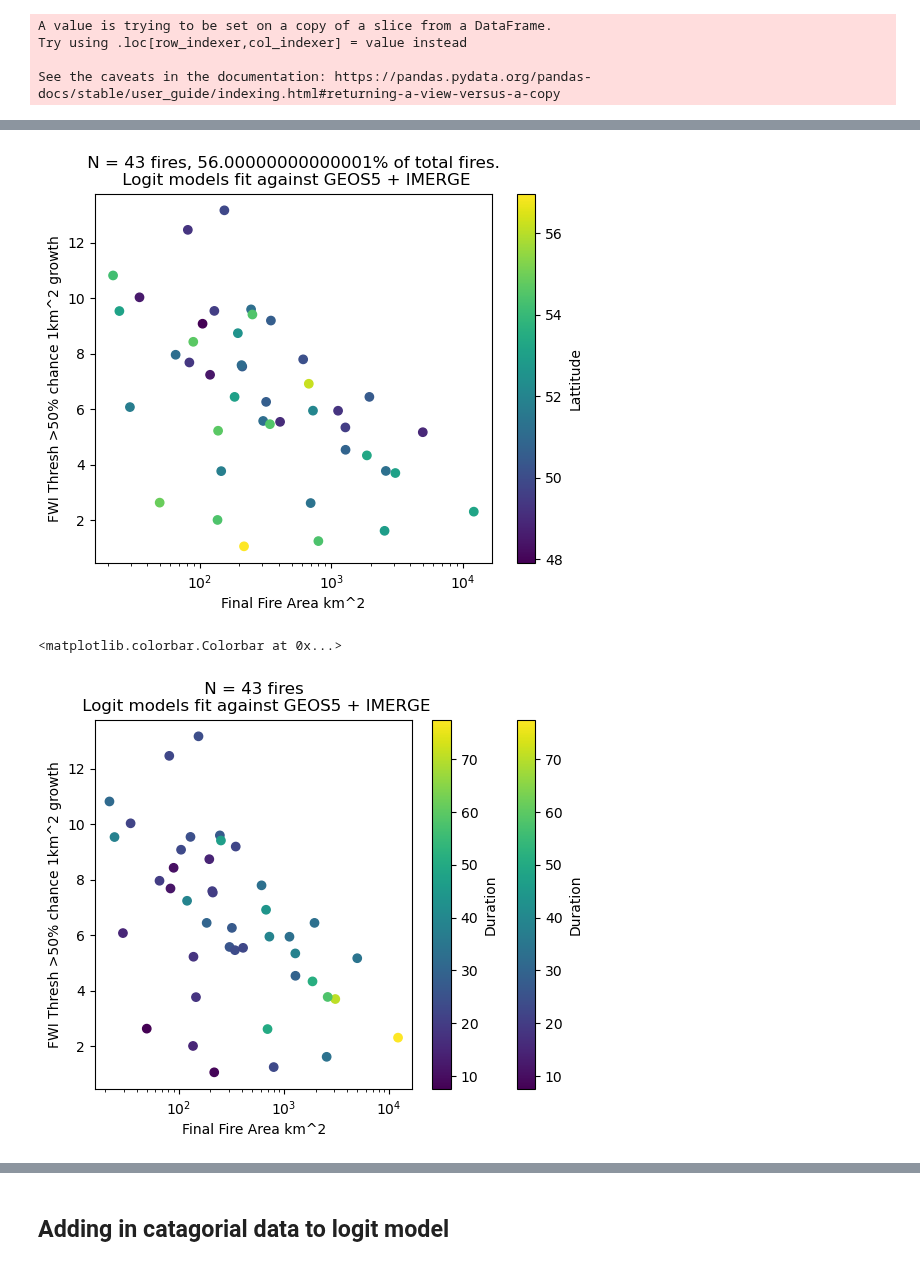
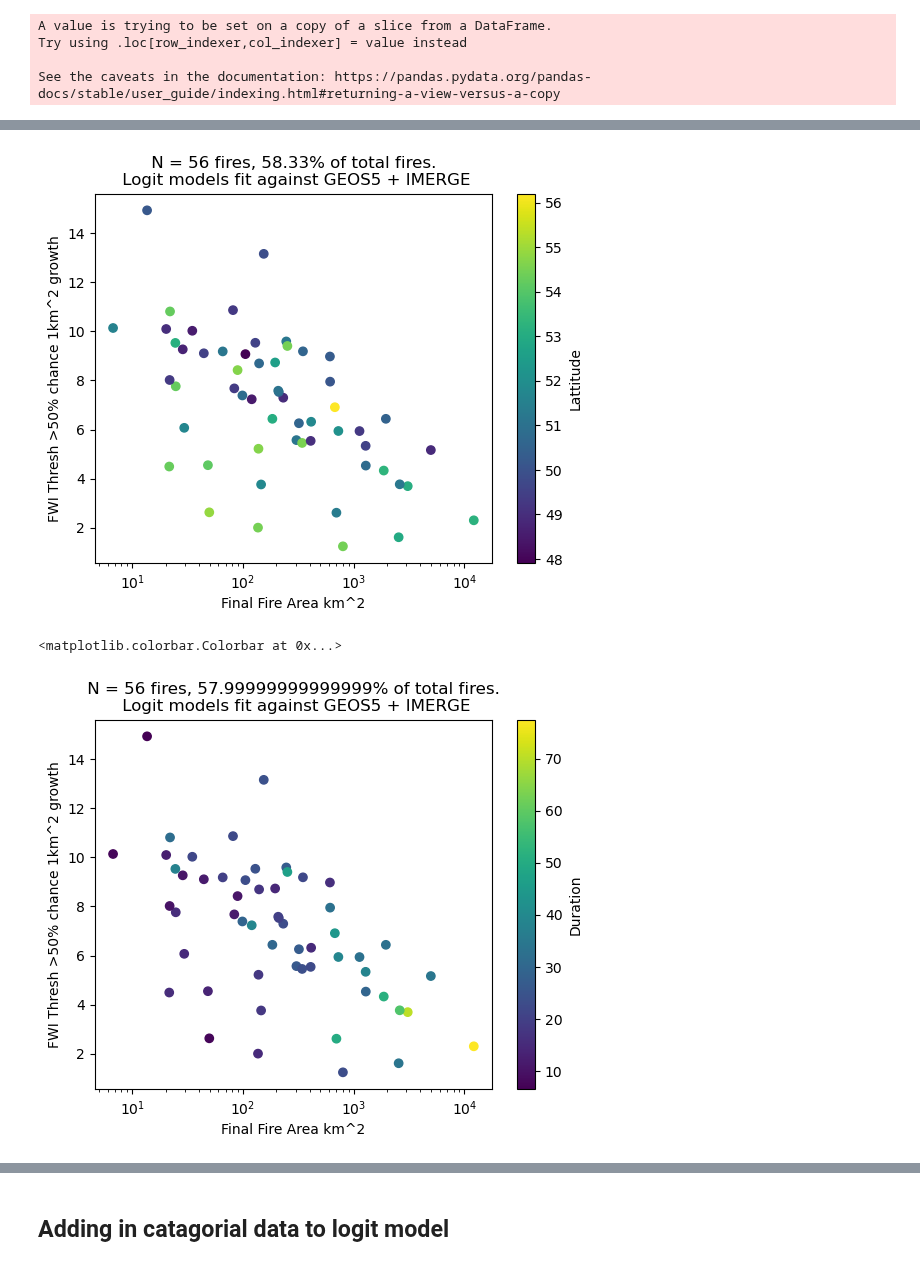
Before and after one commit to mccabete/fwiVis, a Jupyter notebook: notebooks/Logit_models.ipynb, the cells around one changed output, grey strips where cells are left out. Cells and saved outputs as stored; diff of their text form; code cells hidden in the pictures.

```diff
--- a/notebooks/Logit_models.ipynb
+++ b/notebooks/Logit_models.ipynb
@@ -81,7 +63,7 @@ def chop_fires_at_end(df):
         df = df[df.t == df.t.min()] ## If the fire had it's only growth increment during the 12 hour period we aren't looking at (ie spread in the AM overpass)
     return(df)
 
-def formatting_read_in(path, start_time = '2023-05-31 00:00:00', end_time = '2023-09-15 12:00:00', gen_cols = True, merge_with_ciffc = True): ## Does some of the read-in functions
+def formatting_read_in(path, start_time = '2023-05-31 00:00:00', end_time = '2023-09-15 12:00:00', gen_cols = True, merge_with_ciffc = False, merge_with_nbac = True): ## Does some of the read-in functions
     ### Read in
     path = os.path.abspath(path)
     fire3 = fv.prep_fire_files(path)
@@ -112,7 +94,7 @@ def formatting_read_in(path, start_time = '2023-05-31 00:00:00', end_time = '202
     fire3 = fire3.drop(['prov_name_fr', 'prov_name_en', 'index_right'], axis = 1)
     fire3 = fire3[~fire3.geometry.isna()]
 
-    if(merge_with_ciffc != gen_cols):
+    if(merge_with_nbac != gen_cols):
         print("WARNING: Intersecting with CIFFC will subset fires, but will make the generation of some column variables different after the fact. It is recommended to generate variable columns BEFORE CIFFC spatial joins")
 
     if(gen_cols):
@@ -134,6 +116,7 @@ def formatting_read_in(path, start_time = '2023-05-31 00:00:00', end_time = '202
 
     ## subset to the ciffc data
     if(merge_with_ciffc):
+        print(" WARNING No longer merging with CIFFC due to exclusions of larger fires")
         num_fires_prev = len(fire3.fireID.unique())
         ciffc = pd.read_csv(os.path.abspath("contextual_data/CIFFC_data/ciffc_all_canada.csv"))
         ciffc = ciffc[ciffc.field_agency_code == "qc"]
@@ -144,6 +127,20 @@ def formatting_read_in(path, start_time = '2023-05-31 00:00:00', end_time = '202
         num_fires_now = len(fire3.fireID.unique())
         print(f"fire3 df had {num_fires_prev} fires p, and { num_fires_now} post CIFFC ignition join")
 
+    if(merge_with_nbac):
+        nbac_only = gpd.read_file(f"{os.path.abspath('contextual_data')}/NBAC/nbac_2023_20240530.shp")
+        nbac_only = nbac_only[nbac_only.ADMIN_AREA == 'QC']
+        nbac_only  = nbac_only [(nbac_only.ADJ_HA >= 400) |(nbac_only.POLY_HA >= 400)]
+        nbac_only = nbac_only[(nbac_only.HS_SDATE <= "2023-09-15" ) |  (nbac_only.AG_SDATE <= "2023-09-15")]
+        fire3 = fire3.to_crs(nbac_only.crs)
+        fire3 = fire3.sjoin(nbac_only)
+        fire3 = fire3.drop(['YEAR', 'NFIREID', 'BASRC', 'FIREMAPS', 'FIREMAPM', 'FIRECAUS',
+       'HS_SDATE', 'HS_EDATE', 'AG_SDATE', 'AG_EDATE', 'CAPDATE', 'POLY_HA',
+       'ADJ_HA', 'ADJ_FLAG', 'ADMIN_AREA', 'NATPARK', 'PRESCRIBED', 'VERSION',
+       'GID'], axis=1)
+        fire3 = fire3.to_crs("4326")
+
+
     ### Final sorting
     fire3.t = fire3.t.astype("datetime64[ns]")
     fire3 = fire3.sort_values(by = ["fireID", "t"])
@@ -343,10 +340,10 @@ def extinction(df, days_past = 1):
 # fire3 = fire3.groupby("fireID").apply(extinction).reset_index(drop = True)
 # fire3 = fire3.groupby("fireID").apply(just_the_igs).reset_index(drop = True)
 
-fire3 = fire3.sjoin(ciffc)
+# fire3 = fire3.sjoin(ciffc)
 #fire_ciffc = fire3.sjoin(ciffc)
 
-fire3 = formatting_read_in("data/Quebec_v3_full_data_perimeters20241112.csv" )
+fire3 = formatting_read_in("data/Quebec_v3_full_data_perimeters20241112.csv", start_time = '2023-05-31 00:00:00', end_time = '2023-09-15 12:00:00', gen_cols = True, merge_with_ciffc = False, merge_with_nbac = True )
 # %% [output]
 Skipping field prov_code: unsupported OGR type: 5
 Skipping field prov_name_en: unsupported OGR type: 5
@@ -963,29 +995,31 @@ plt.xlabel("Final Fire Area km^2")
 #plt.ylabel(f"FWI Thresh >50% chance 0.05 area change")
 plt.ylabel(f"FWI Thresh >50% chance 1km^2 growth")
 plt.xscale("log")
-plt.title(f" N = {len(fire_df[~fire_df[y_col_name].isna()].fireID.unique())} fires, {round(pct_fire_sig, 2) * 100}% of total fires. \n Logit models fit against GEOS5 + IMERGE")
+plt.title(f" N = {len(fire_df[~fire_df[y_col_name].isna()].fireID.unique())} fires, {round((len(fire_df[~fire_df[y_col_name].isna()].fireID.unique()) / len(fire_df.fireID.unique())) * 100, 2) }% of total fires. \n Logit models fit against GEOS5 + IMERGE")
 plt.colorbar(label = "Lattitude")
 
 plt.savefig(f"some_figs/logit_model_plots/Threshholds_vs_fire_size_{y_col_name}.png")
+
+print()
 # %% [output]
-[figure, old version]
+[figure, new version]
 # %%
 y = "spread_bool_100"
 y_col_name = f'GEOS5_IMERGEARLY_thresh_{y}'
 
 plt.scatter(x = fire_df.groupby("fireID").farea.max(), y = fire_df.groupby('fireID')[y_col_name].max(), c = fire_projected[fire_projected.fireID.isin(fire_df.fireID.unique())].groupby('fireID')["duration"].max())
 plt.xlabel("Final Fire Area km^2")
 #plt.ylabel(f"FWI Threshold for >50% chance of {y}")
 #plt.ylabel(f"FWI Thresh >50% chance 0.05 area change")
 plt.ylabel(f"FWI Thresh >50% chance 1km^2 growth")
 plt.xscale("log")
-#plt.title(f" N = {len(fire_df[~fire_df[y_col_name].isna()].fireID.unique())} fires, {round(pct_fire_sig, 2) * 100}% of total fires. \n Logit models fit against GEOS5 + IMERGE")
-plt.title(f" N = {len(fire_df[~fire_df[y_col_name].isna()].fireID.unique())} fires \n Logit models fit against GEOS5 + IMERGE")
+plt.title(f" N = {len(fire_df[~fire_df[y_col_name].isna()].fireID.unique())} fires, {round(pct_fire_sig, 2) * 100}% of total fires. \n Logit models fit against GEOS5 + IMERGE")
+#plt.title(f" N = {len(fire_df[~fire_df[y_col_name].isna()].fireID.unique())} fires \n Logit models fit against GEOS5 + IMERGE")
 plt.colorbar(label = "Duration")
-plt.colorbar(label = "Duration")
+#plt.colorbar(label = "Duration")
 # %% [output]
 <matplotlib.colorbar.Colorbar at 0x...>
-[figure, old version]
+[figure, new version]
 # %%
 
 
```
Also changed, not shown: parts of 26 cells of this notebook, 5 other files.
